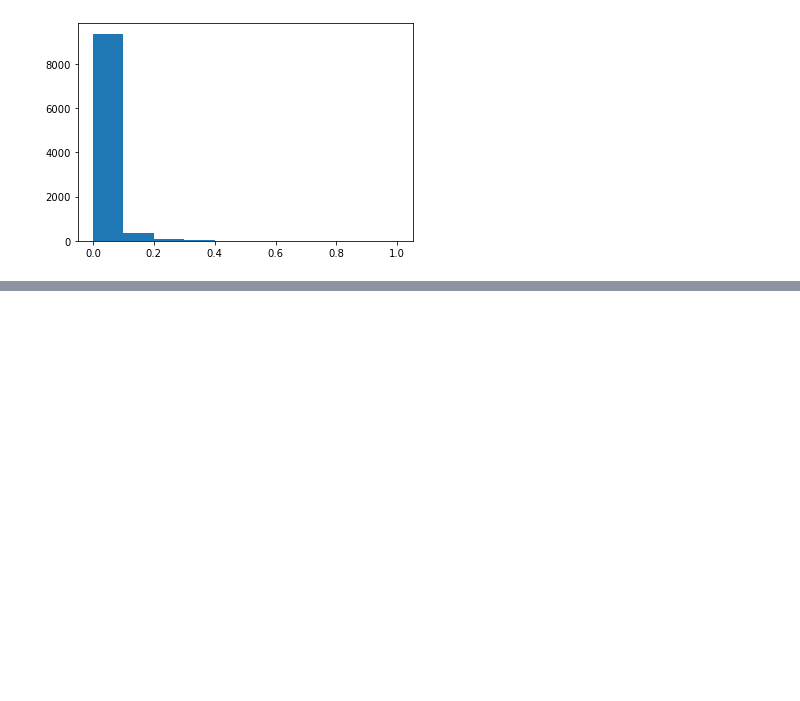
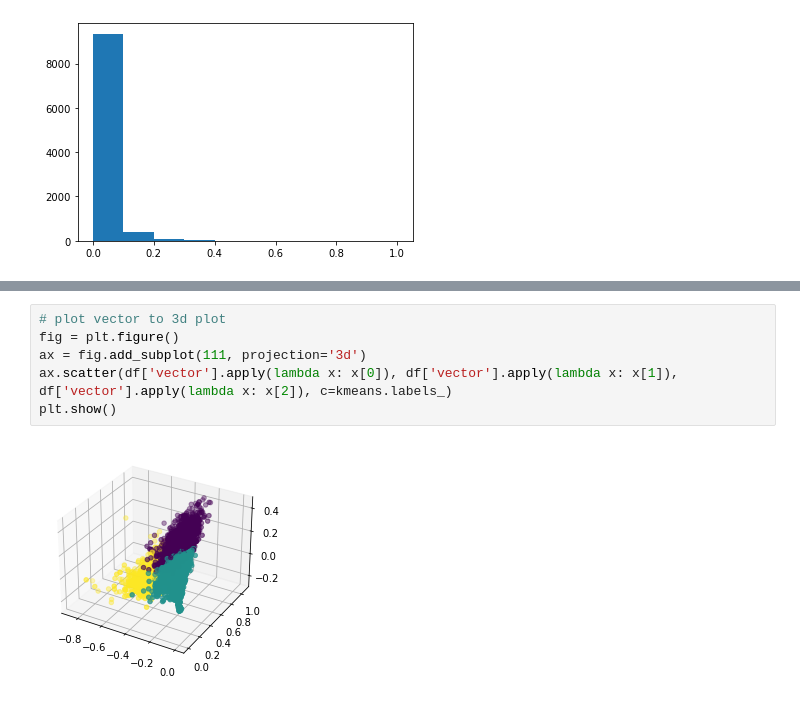
Before and after one commit to AkhmadRamadani/collegemenfess-emotion, a Jupyter notebook: uas.ipynb, the cells around one changed output, grey strips where cells are left out. Drawn from its saved outputs; the diff is of its cells as text; blank space fills up the shorter version.

```diff
--- a/uas.ipynb
+++ b/uas.ipynb
@@ -215,0 +352,8 @@ plt.show()
+# %%
+# plot vector to 3d plot
+fig = plt.figure()
+ax = fig.add_subplot(111, projection='3d')
+ax.scatter(df['vector'].apply(lambda x: x[0]), df['vector'].apply(lambda x: x[1]), df['vector'].apply(lambda x: x[2]), c=kmeans.labels_)
+plt.show()
+# %% [output]
+[figure, added]
```
Also changed, not shown: parts of 18 cells of this notebook.
